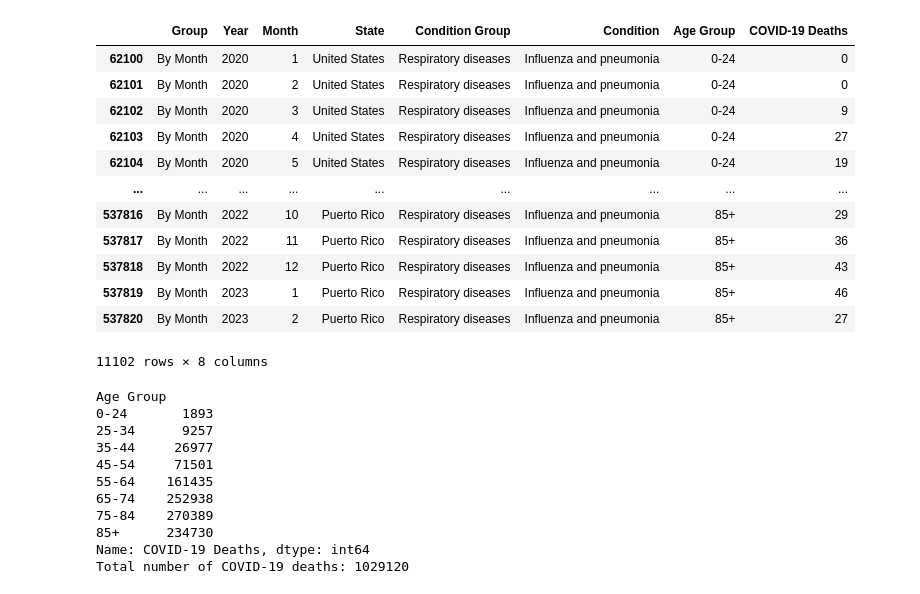
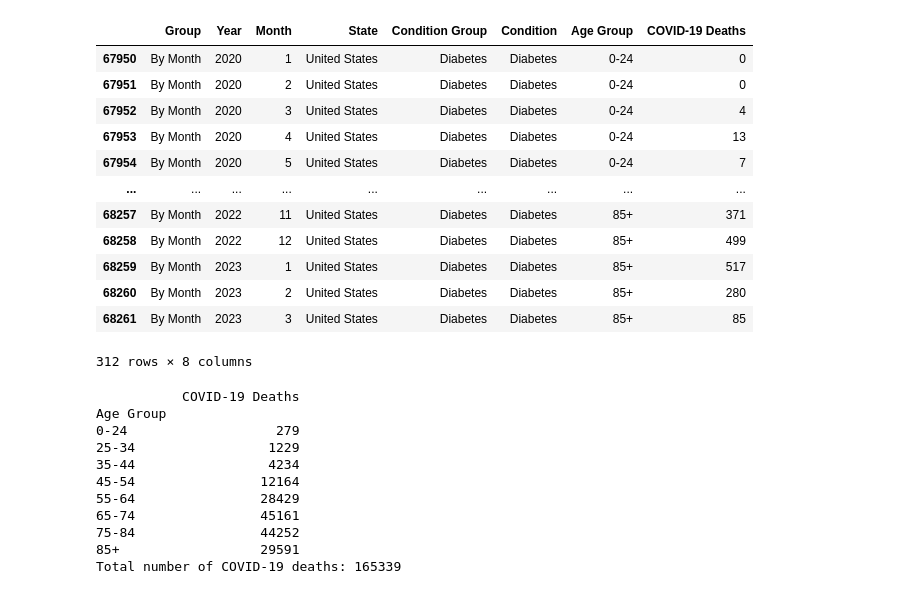
Before and after one commit to willbang548/Group_1, a Jupyter notebook: main.ipynb, the cells around one changed output. Cells and saved outputs as stored; diff of their text form; code cells hidden in the pictures.

Commit message:
Bunch of code figuring out which group

```diff
--- a/main.ipynb
+++ b/main.ipynb
@@ -34,39 +161,37 @@ clean_df.head()
 # %%
-influenza_df = clean_df.loc[clean_df['Condition'] == 'Influenza and pneumonia']
-influenza_df = influenza_df[influenza_df['Age Group'] != 'Not stated']
-
-influenza_df
+diabetes_df = clean_df.loc[(clean_df['Condition Group'] == 'Diabetes') & (clean_df['Age Group'] != 'Not stated') & (clean_df['State'] == 'United States')]
+diabetes_df
 # %% [output]
 |  | Group | Year | Month | State | Condition Group | Condition | Age Group | COVID-19 Deaths |
-| 62100 | By Month | 2020 | 1 | United States | Respiratory diseases | Influenza and pneumonia | 0-24 | 0 |
-| 62101 | By Month | 2020 | 2 | United States | Respiratory diseases | Influenza and pneumonia | 0-24 | 0 |
-| 62102 | By Month | 2020 | 3 | United States | Respiratory diseases | Influenza and pneumonia | 0-24 | 9 |
-| 62103 | By Month | 2020 | 4 | United States | Respiratory diseases | Influenza and pneumonia | 0-24 | 27 |
-| 62104 | By Month | 2020 | 5 | United States | Respiratory diseases | Influenza and pneumonia | 0-24 | 19 |
+| 67950 | By Month | 2020 | 1 | United States | Diabetes | Diabetes | 0-24 | 0 |
+| 67951 | By Month | 2020 | 2 | United States | Diabetes | Diabetes | 0-24 | 0 |
+| 67952 | By Month | 2020 | 3 | United States | Diabetes | Diabetes | 0-24 | 4 |
+| 67953 | By Month | 2020 | 4 | United States | Diabetes | Diabetes | 0-24 | 13 |
+| 67954 | By Month | 2020 | 5 | United States | Diabetes | Diabetes | 0-24 | 7 |
 | ... | ... | ... | ... | ... | ... | ... | ... | ... |
-| 537816 | By Month | 2022 | 10 | Puerto Rico | Respiratory diseases | Influenza and pneumonia | 85+ | 29 |
-| 537817 | By Month | 2022 | 11 | Puerto Rico | Respiratory diseases | Influenza and pneumonia | 85+ | 36 |
-| 537818 | By Month | 2022 | 12 | Puerto Rico | Respiratory diseases | Influenza and pneumonia | 85+ | 43 |
-| 537819 | By Month | 2023 | 1 | Puerto Rico | Respiratory diseases | Influenza and pneumonia | 85+ | 46 |
-| 537820 | By Month | 2023 | 2 | Puerto Rico | Respiratory diseases | Influenza and pneumonia | 85+ | 27 |
+| 68257 | By Month | 2022 | 11 | United States | Diabetes | Diabetes | 85+ | 371 |
+| 68258 | By Month | 2022 | 12 | United States | Diabetes | Diabetes | 85+ | 499 |
+| 68259 | By Month | 2023 | 1 | United States | Diabetes | Diabetes | 85+ | 517 |
+| 68260 | By Month | 2023 | 2 | United States | Diabetes | Diabetes | 85+ | 280 |
+| 68261 | By Month | 2023 | 3 | United States | Diabetes | Diabetes | 85+ | 85 |
-11102 rows × 8 columns
+312 rows × 8 columns
 # %%
-total_deaths_by_age_group = influenza_df.groupby('Age Group')['COVID-19 Deaths'].sum()
+total_diabetes_deaths_by_age_group = diabetes_df.groupby('Age Group').agg({'COVID-19 Deaths': 'sum'})
 
-print(total_deaths_by_age_group)
+print(total_diabetes_deaths_by_age_group)
 
-total_deaths = total_deaths_by_age_group.sum()
+total_diabetes_deaths = total_diabetes_deaths_by_age_group['COVID-19 Deaths'].sum()
 
-print("Total number of COVID-19 deaths:", total_deaths)
+print("Total number of COVID-19 deaths:", total_diabetes_deaths)
 # %% [output]
+           COVID-19 Deaths
 Age Group
-0-24       1893
-25-34      9257
-35-44     26977
-45-54     71501
-55-64    161435
-65-74    252938
-75-84    270389
-85+      234730
-Name: COVID-19 Deaths, dtype: int64
-Total number of COVID-19 deaths: 1029120
+0-24                   279
+25-34                 1229
+35-44                 4234
+45-54                12164
+55-64                28429
+65-74                45161
+75-84                44252
+85+                  29591
+Total number of COVID-19 deaths: 165339
```
Also changed, not shown: parts of 12 cells of this notebook.
